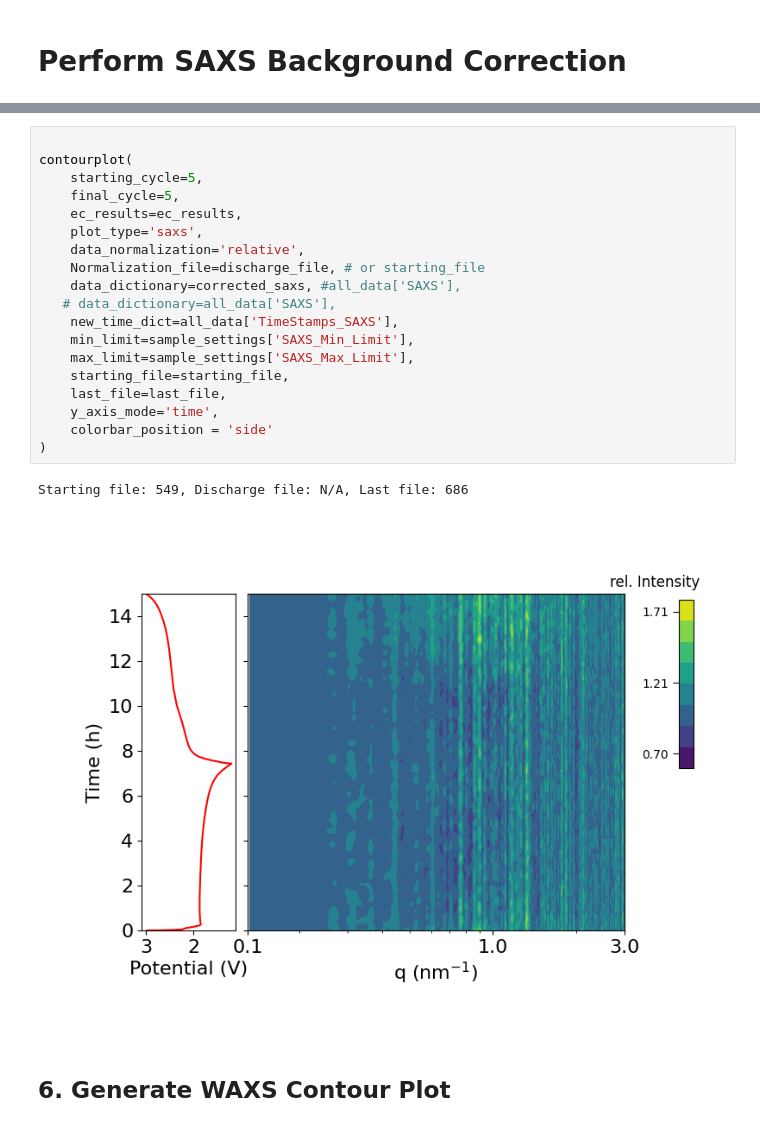
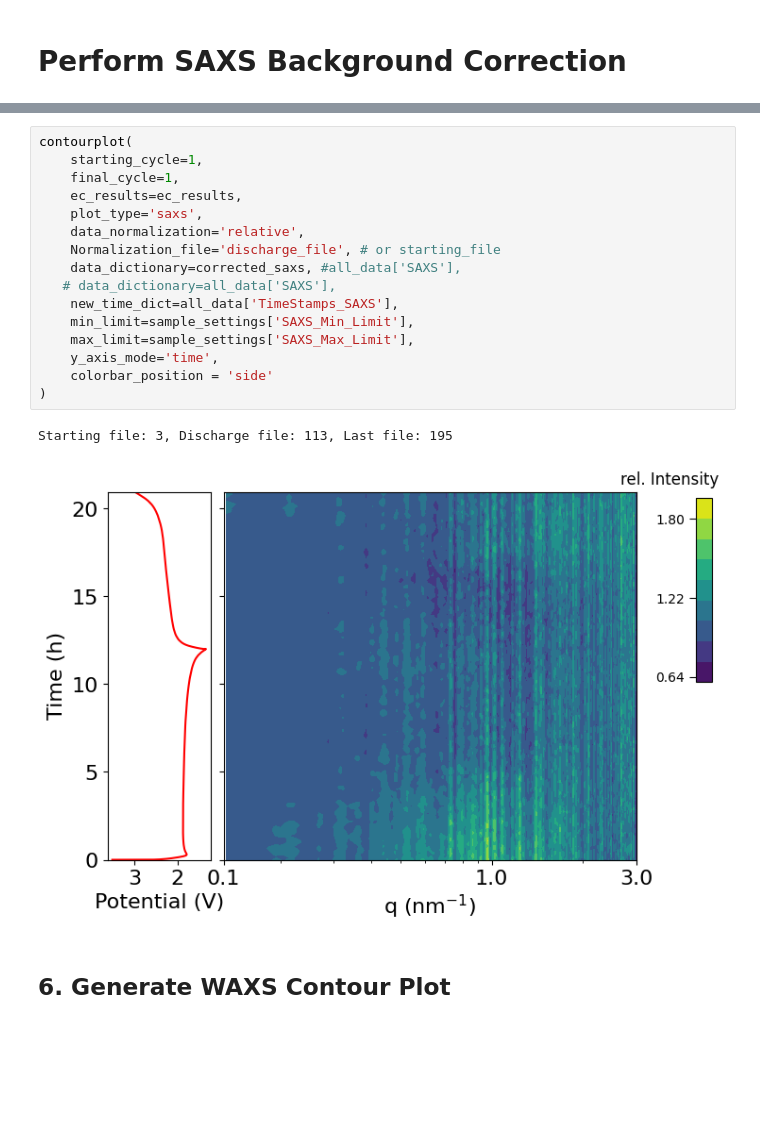
Before and after one commit to PronoyDutta/SAXS_WAXS, a Jupyter notebook: Final_Notebooks/main_analysis.ipynb, the cells around one changed output, grey strips where cells are left out. Cells and saved outputs as stored; diff of their text form; blank space fills up the shorter version.

```diff
--- a/Final_Notebooks/main_analysis.ipynb
+++ b/Final_Notebooks/main_analysis.ipynb
@@ -226,25 +223,22 @@ Subtracting SAXS background...
 # %%
-
 contourplot(
-    starting_cycle=5,
-    final_cycle=5,
+    starting_cycle=1,
+    final_cycle=1,
     ec_results=ec_results,
     plot_type='saxs',
     data_normalization='relative',
-    Normalization_file=discharge_file, # or starting_file
+    Normalization_file='discharge_file', # or starting_file
     data_dictionary=corrected_saxs, #all_data['SAXS'],
    # data_dictionary=all_data['SAXS'],
     new_time_dict=all_data['TimeStamps_SAXS'],
     min_limit=sample_settings['SAXS_Min_Limit'],
     max_limit=sample_settings['SAXS_Max_Limit'],
-    starting_file=starting_file,
-    last_file=last_file,
     y_axis_mode='time',
     colorbar_position = 'side'
 )
 # %% [output]
-Starting file: 549, Discharge file: N/A, Last file: 686
+Starting file: 3, Discharge file: 113, Last file: 195
-[figure, old version]
+[figure, new version]
 # %% [markdown]
 ## 6. Generate WAXS Contour Plot
 # %%
```
Also changed, not shown: parts of 14 cells of this notebook, 2 other files.
